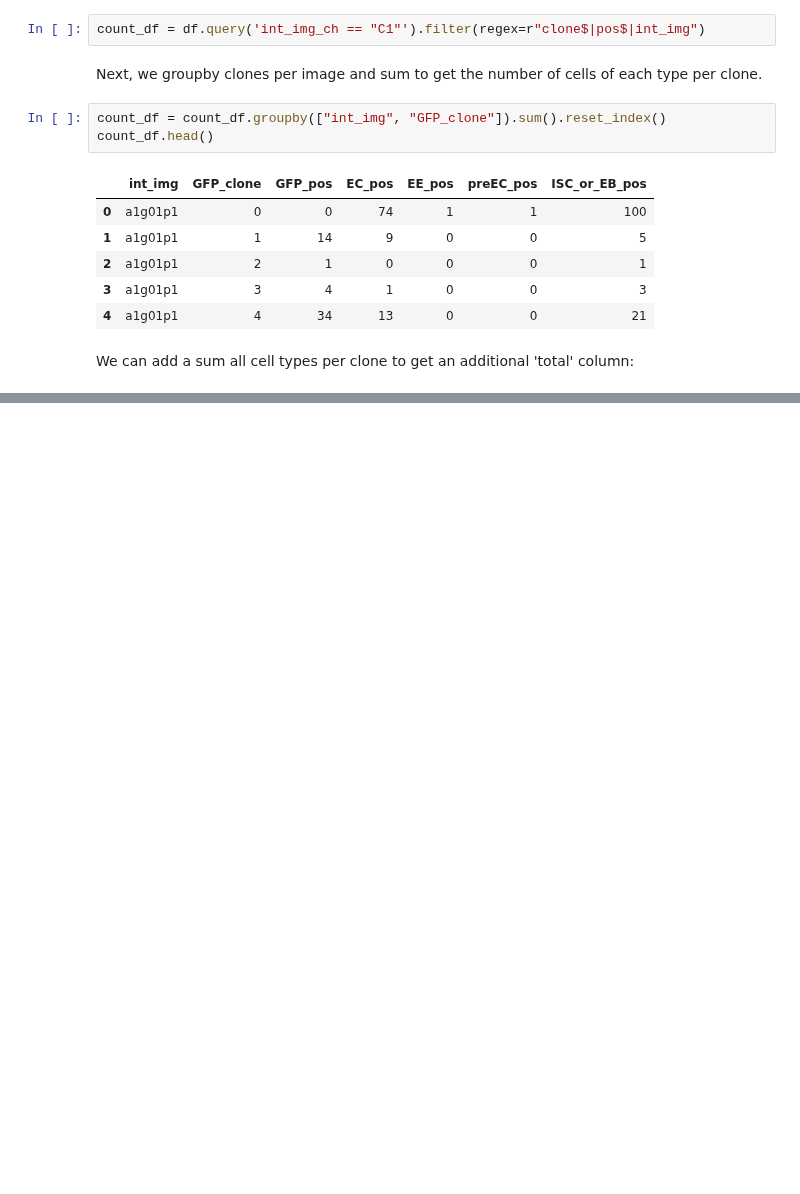
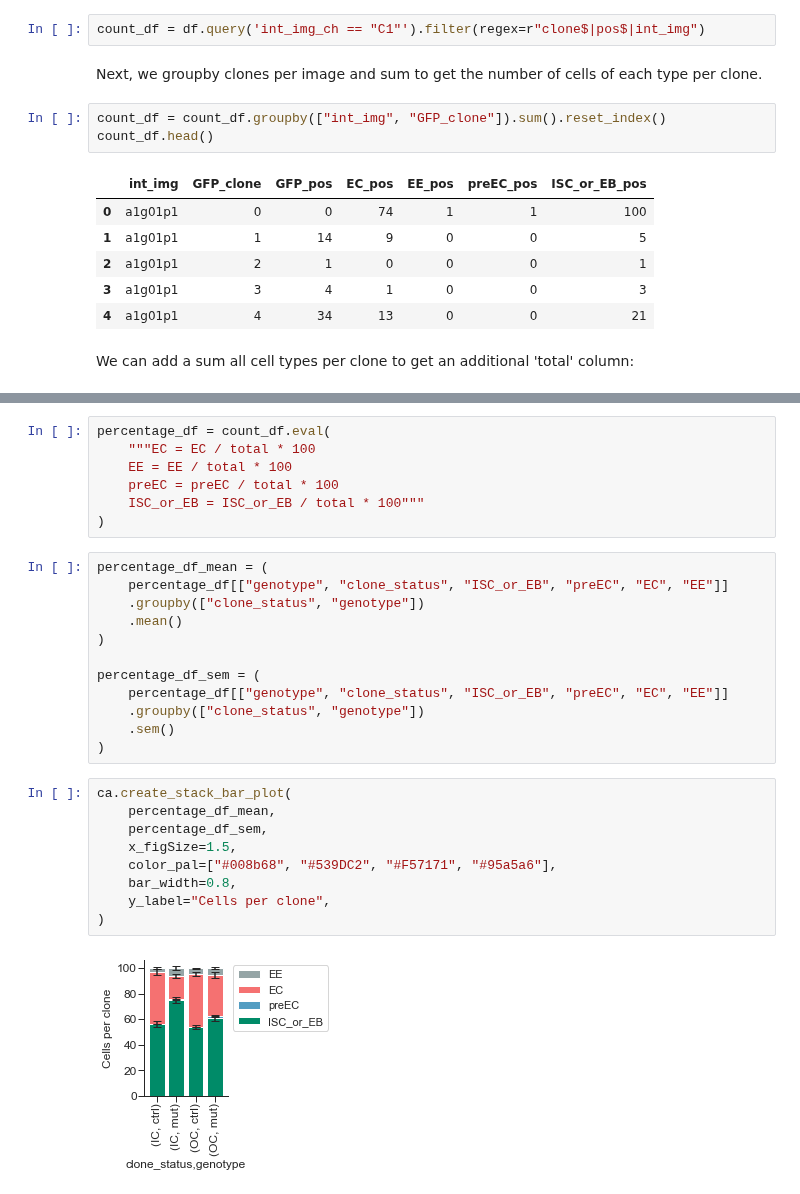
Before and after one commit to morriso1/clonedetective, a Jupyter notebook: 03_Tutorial_simple_walkthrough.ipynb, the cells around one changed output, grey strips where cells are left out. Saved outputs shown, nothing was run; the diff lists cells and outputs as text; blank space fills up the shorter version.

```diff
--- a/03_Tutorial_simple_walkthrough.ipynb
+++ b/03_Tutorial_simple_walkthrough.ipynb
@@ -607,0 +608,30 @@ Yes, there is a significant difference in total cells per clone between mutant a
+# %%
+percentage_df = count_df.eval(
+    """EC = EC / total * 100
+    EE = EE / total * 100
+    preEC = preEC / total * 100
+    ISC_or_EB = ISC_or_EB / total * 100"""
+)
+# %%
+percentage_df_mean = (
+    percentage_df[["genotype", "clone_status", "ISC_or_EB", "preEC", "EC", "EE"]]
+    .groupby(["clone_status", "genotype"])
+    .mean()
+)
+
+percentage_df_sem = (
+    percentage_df[["genotype", "clone_status", "ISC_or_EB", "preEC", "EC", "EE"]]
+    .groupby(["clone_status", "genotype"])
+    .sem()
+)
+# %%
+ca.create_stack_bar_plot(
+    percentage_df_mean,
+    percentage_df_sem,
+    x_figSize=1.5,
+    color_pal=["#008b68", "#539DC2", "#F57171", "#95a5a6"],
+    bar_width=0.8,
+    y_label="Cells per clone",
+)
+# %% [output]
+[figure, added]
```
Also changed, not shown: parts of 28 cells of this notebook, 2 other files.
